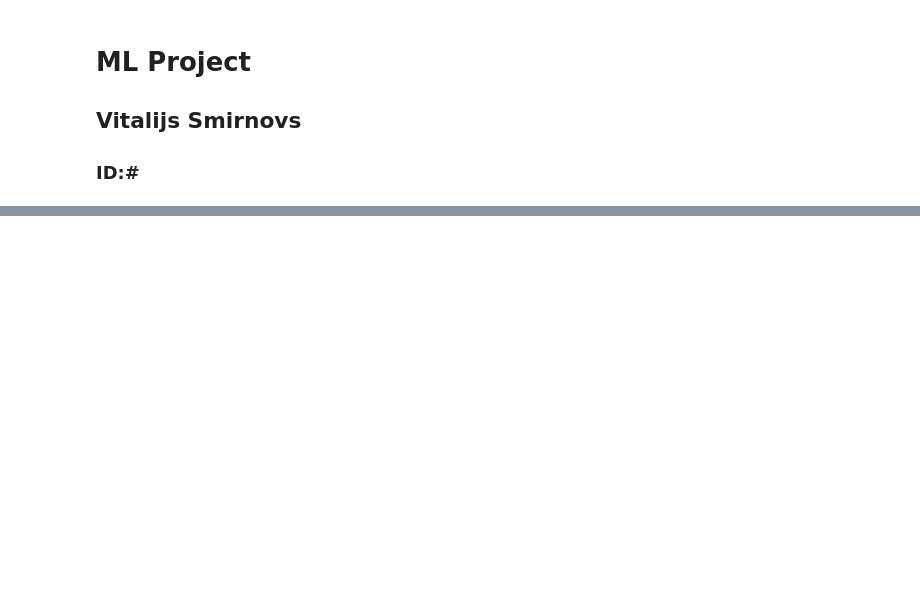
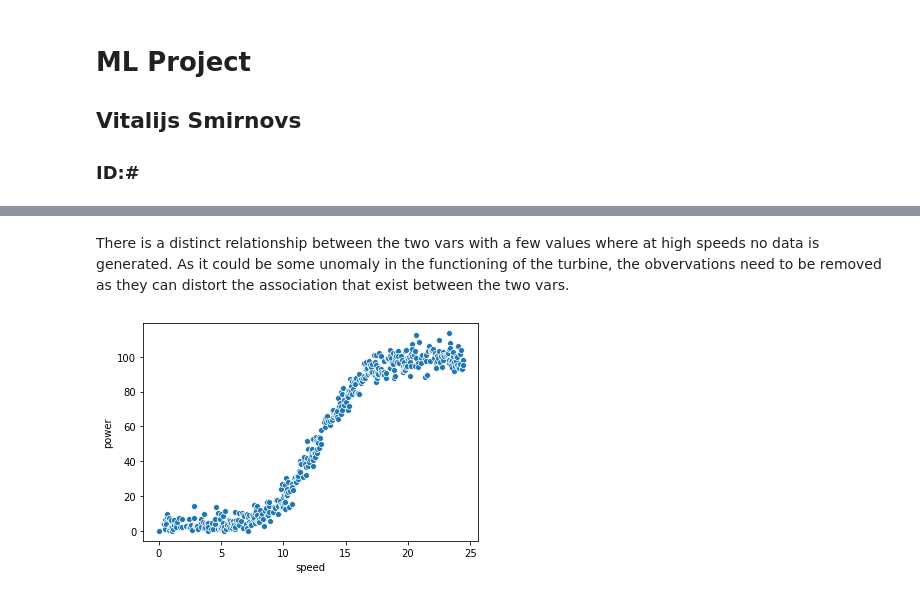
Before and after one commit to Vitalismirnov/ML_Project, a Jupyter notebook: ML_Project.ipynb, the cells around one changed output, grey strips where cells are left out. Drawn from its saved outputs; the diff is of its cells as text; code cells hidden in the pictures; blank space fills up the shorter version.

```diff
--- a/ML_Project.ipynb
+++ b/ML_Project.ipynb
@@ -17,0 +62,11 @@ import statsmodels.formula.api as smf
+# %% [markdown]
+There is a distinct relationship between the two vars with a few values where at high speeds no data is generated. As it could be some unomaly in the functioning of the turbine, the obvervations need to be removed as they can distort the association that exist between the two vars.
+# %%
+# drop the zero
+df.drop(df[df.power == 0].index & df[df.speed>0].index, inplace=True)
+# check it worked
+# https://seaborn.pydata.org/generated/seaborn.scatterplot.html
+sns.scatterplot(data=df, x="speed", y="power")
+plt.show()
+# %% [output]
+[figure, added]
```
Also changed, not shown: parts of 13 cells of this notebook.
